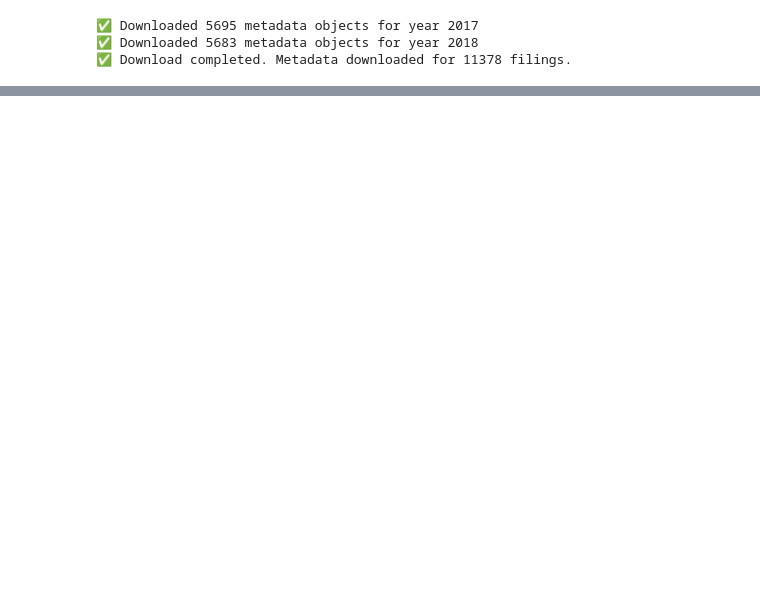
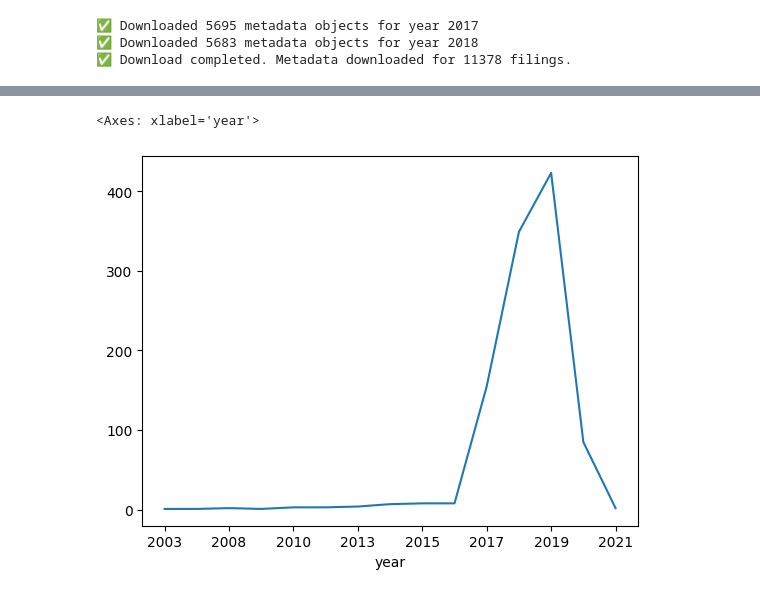
Before and after one commit to none-304/Purchased-intangibles, a Jupyter notebook: sec API.ipynb, the cells around one changed output, grey strips where cells are left out. Drawn from its saved outputs; the diff is of its cells as text; code cells hidden in the pictures; blank space fills up the shorter version.

```diff
--- a/sec API.ipynb
+++ b/sec API.ipynb
@@ -93,0 +601,24 @@ import pandas as pd
+# %%
+
+# Define the check_tags function
+def check_tags(row):
+    segment_columns = row.filter(like='segment_')
+    contains_business_acquisition_axis = segment_columns.isin(['us-gaap:BusinessAcquisitionAxis']).any()
+    return int(contains_business_acquisition_axis)
+
+# Apply the function to create the 'dummy' column
+combined_df['dummy'] = combined_df.apply(check_tags, axis=1)
+
+# Get a list of every unique segment item in the dataframe
+unique_segments = pd.unique(combined_df.filter(like='segment_').values.ravel())
+
+# Display the combined dataframe and unique segments
+# %%
+# Function to extract the year from 'instant'
+def extract_year(period):
+    if isinstance(period, dict) and 'instant' in period:
+        return period['instant'][:4]
+    return None
+
+# Apply the function to create a new column with the extracted year
+combined_df['year'] = combined_df['period'].apply(extract_year)
@@ -93,0 +641,2 @@ import pandas as pd
+# %%
+combined_df2=combined_df[(~combined_df.year.isna())]
@@ -93,0 +659,2 @@ import pandas as pd
+# %%
+combined_df2['dummy']=combined_df2.apply(check_tags,axis=1)
@@ -93,0 +687,5 @@ import pandas as pd
+# %%
+combined_df2[combined_df2.dummy==1].drop_duplicates(['cik','year']).groupby(['year']).count().category.plot()
+# %% [output]
+<Axes: xlabel='year'>
+[figure, added]
```
Also changed, not shown: parts of 69 cells of this notebook.
